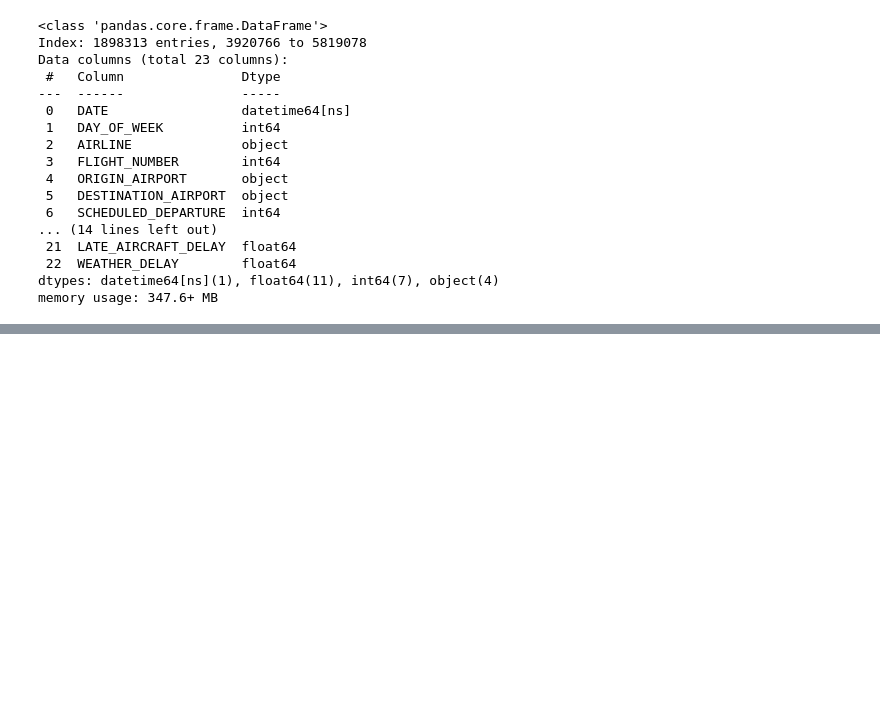
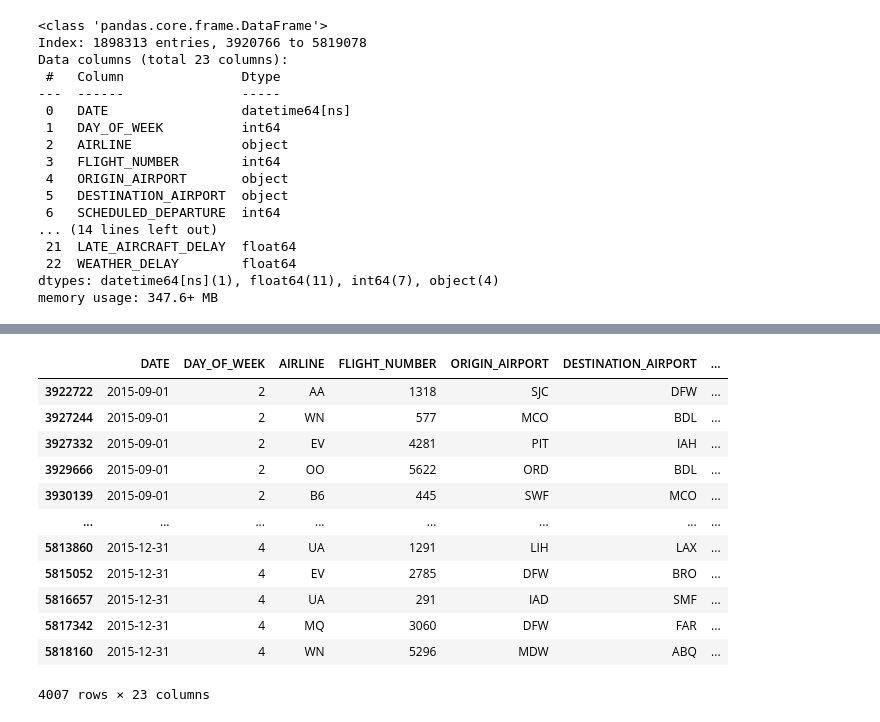
Before and after one commit to dmusili/airlineproject1, a Jupyter notebook: Third_Quarter_Flights.ipynb, the cells around one changed output, grey strips where cells are left out. Saved outputs shown, nothing was run; the diff lists cells and outputs as text; code cells hidden in the pictures; blank space fills up the shorter version.

Commit message:
Updates from 21Dec class time, identified cancel, divert, delay values

```diff
--- a/Third_Quarter_Flights.ipynb
+++ b/Third_Quarter_Flights.ipynb
@@ -130,0 +140,4 @@ Name: count, Length: 920, dtype: int64
+# %%
+for column in third_quarter.columns:
+    if column == 'ORIGIN_AIRPORT' and isinstance(third_quarter['ORIGIN_AIRPORT'].dtype, str):
+        third_quarter['ORIGIN_AIRPORT'] = pd.to_numeric(third_quarter['ORIGIN_AIRPORT'], errors='coerce')
@@ -130,0 +184,16 @@ Name: count, Length: 920, dtype: int64
+# %%
+third_quarter.loc[third_quarter['DIVERTED'] >= 1]
+# %% [output]
+|  | DATE | DAY_OF_WEEK | AIRLINE | FLIGHT_NUMBER | ORIGIN_AIRPORT | DESTINATION_AIRPORT | ... |
+| 3922722 | 2015-09-01 | 2 | AA | 1318 | SJC | DFW | ... |
+| 3927244 | 2015-09-01 | 2 | WN | 577 | MCO | BDL | ... |
+| 3927332 | 2015-09-01 | 2 | EV | 4281 | PIT | IAH | ... |
+| 3929666 | 2015-09-01 | 2 | OO | 5622 | ORD | BDL | ... |
+| 3930139 | 2015-09-01 | 2 | B6 | 445 | SWF | MCO | ... |
+| ... | ... | ... | ... | ... | ... | ... | ... |
+| 5813860 | 2015-12-31 | 4 | UA | 1291 | LIH | LAX | ... |
+| 5815052 | 2015-12-31 | 4 | EV | 2785 | DFW | BRO | ... |
+| 5816657 | 2015-12-31 | 4 | UA | 291 | IAD | SMF | ... |
+| 5817342 | 2015-12-31 | 4 | MQ | 3060 | DFW | FAR | ... |
+| 5818160 | 2015-12-31 | 4 | WN | 5296 | MDW | ABQ | ... |
+4007 rows × 23 columns
```
Also changed, not shown: parts of 7 cells of this notebook.
